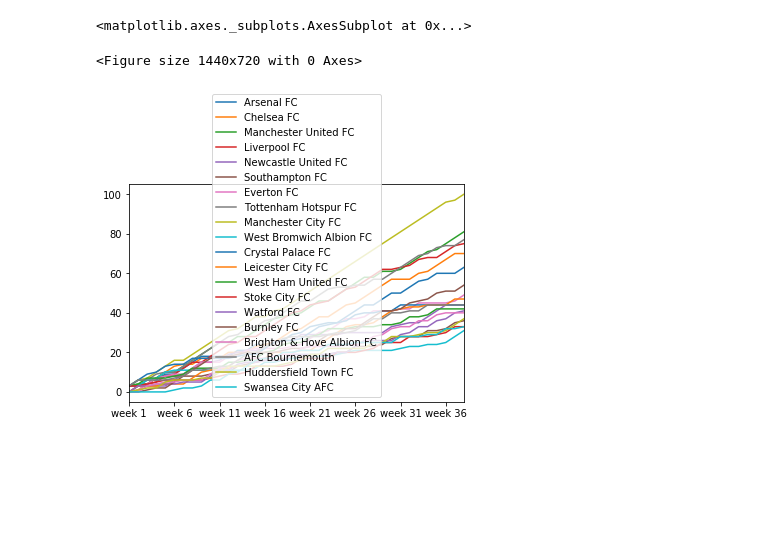
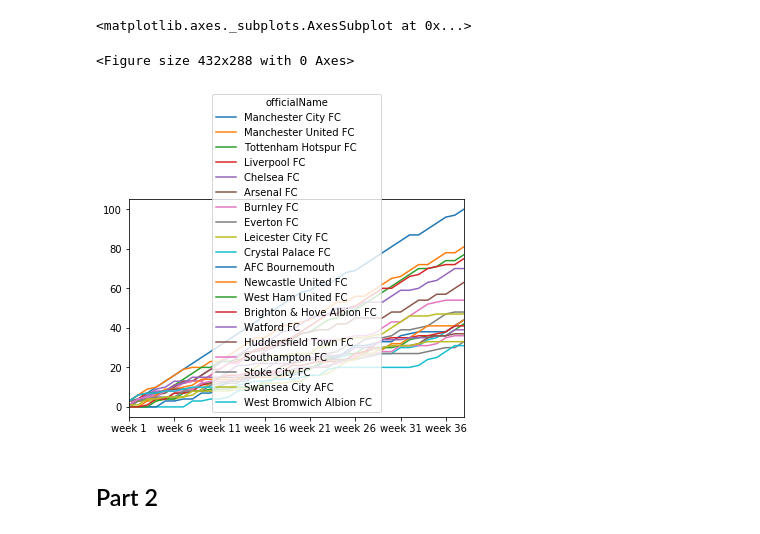
Before and after one commit to yuuko97/ADM_HW2, a Jupyter notebook: RQ1.ipynb, the cells around one changed output. Cells and saved outputs as stored; diff of their text form; code cells hidden in the pictures; blank space fills up the shorter version.

```diff
--- a/RQ1.ipynb
+++ b/RQ1.ipynb
@@ -136,2 +126,2 @@ We now create the DataFrame that we need to plot, with team names as columns and
-# %%
-result = pd.concat(dfs, axis=1, sort=False)
+# %%
+res = result.T.cumsum()
@@ -137,0 +130,5 @@ result = pd.concat(dfs, axis=1, sort=False)
+# %%
+res = res.T.sort_values(num_weeks, ascending=False).T
+# %%
+res.index = list(map(lambda a: 'week '+str(a), res.index))
+res
@@ -138,7 +153,9 @@ result = pd.concat(dfs, axis=1, sort=False)
 # %%
-plt.figure(figsize=[20,10])
-result.plot()
+plt.figure()
+res.plot()
 # %% [output]
 <matplotlib.axes._subplots.AxesSubplot at 0x...>
-<Figure size 1440x720 with 0 Axes>
+<Figure size 432x288 with 0 Axes>
-[figure, old version]
+[figure, new version]
+# %% [markdown]
+## Part 2
```
Also changed, not shown: parts of 47 cells of this notebook.
